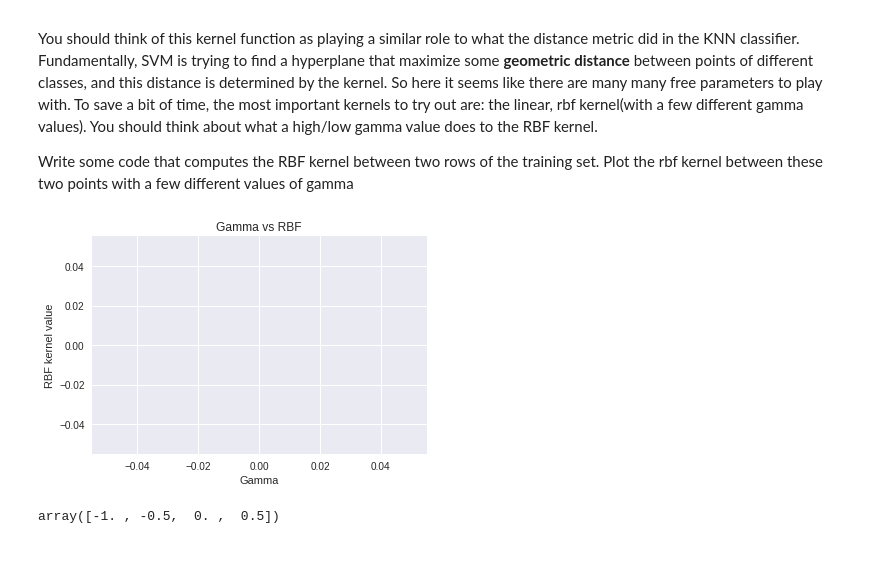
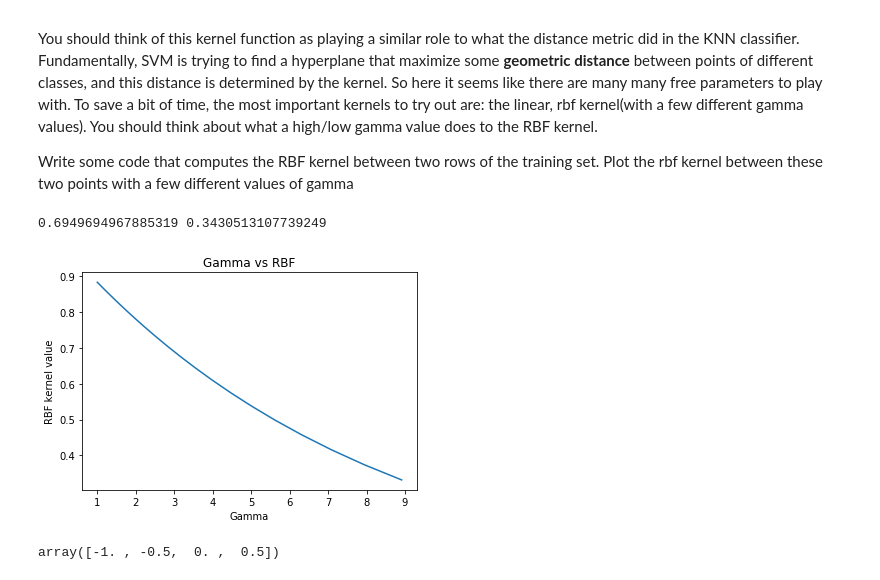
Before and after one commit to cherdeman/ML_for_Public_Policy, a Jupyter notebook: Lab4/lab4_lr_svm_cv.ipynb, the cells around one changed output. Cells and saved outputs as stored; diff of their text form; code cells hidden in the pictures.

```diff
--- a/Lab4/lab4_lr_svm_cv.ipynb
+++ b/Lab4/lab4_lr_svm_cv.ipynb
@@ -283,21 +283,27 @@ You should think of this kernel function as playing a similar role to what the d
 
 Write some code that computes the RBF kernel between two rows of the training set. Plot the rbf kernel between these two points with a few different values of gamma
 # %%
-x1 = X_train[10] # any random training point
-x2 = X_train[20] # any random training point that is not the same as x1
+from math import exp
+
+x1 = X_train[9,2] # any random training point
+x2 = X_train[24,1] # any random training point that is not the same as x1
 gammas = [10**i for i in np.arange(0, 1, 0.05)]
+print(x1, x2)
 
 def rbf(x1, x2, gamma):
-    pass
+    sq_diff = abs(x1-x2)**2
+    rbf = exp(-gamma*sq_diff)
+    return rbf
 
 rbf_vals = [rbf(x1, x2, g) for g in gammas]
 plt.plot(gammas, rbf_vals)
 plt.title('Gamma vs RBF')
 plt.xlabel('Gamma')
 plt.ylabel('RBF kernel value')
 plt.show()
 # %% [output]
+0.6949694967885319 0.3430513107739249
-[figure, old version]
+[figure, new version]
 # %%
 np.arange(-1, 1, 0.5)
 # %% [output]
```
Also changed, not shown: parts of 2 cells of this notebook, 9 other files.
